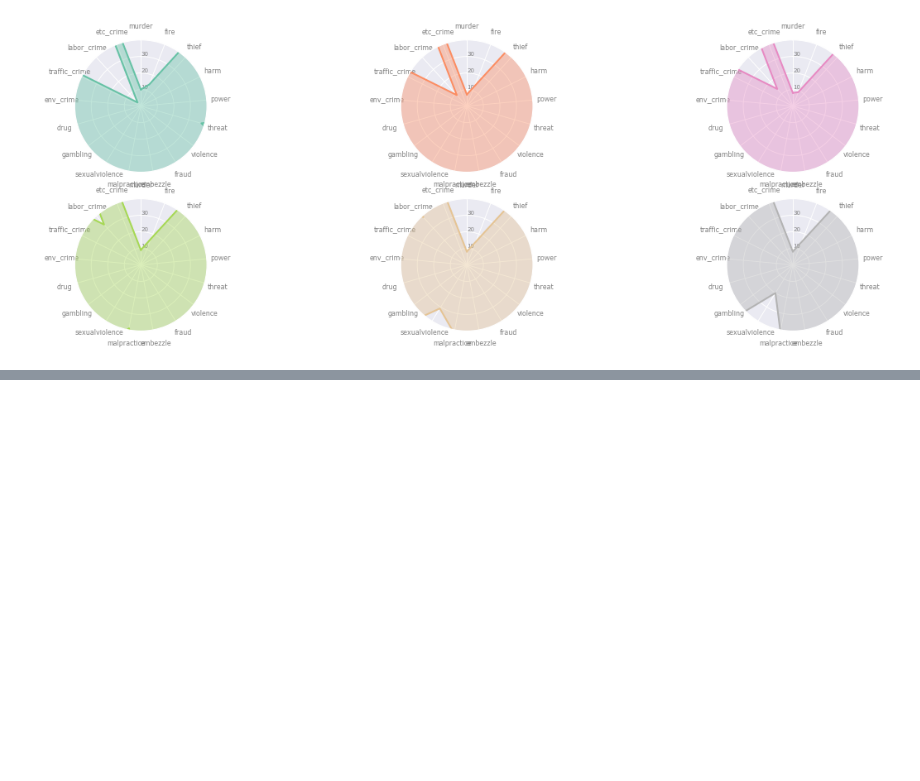
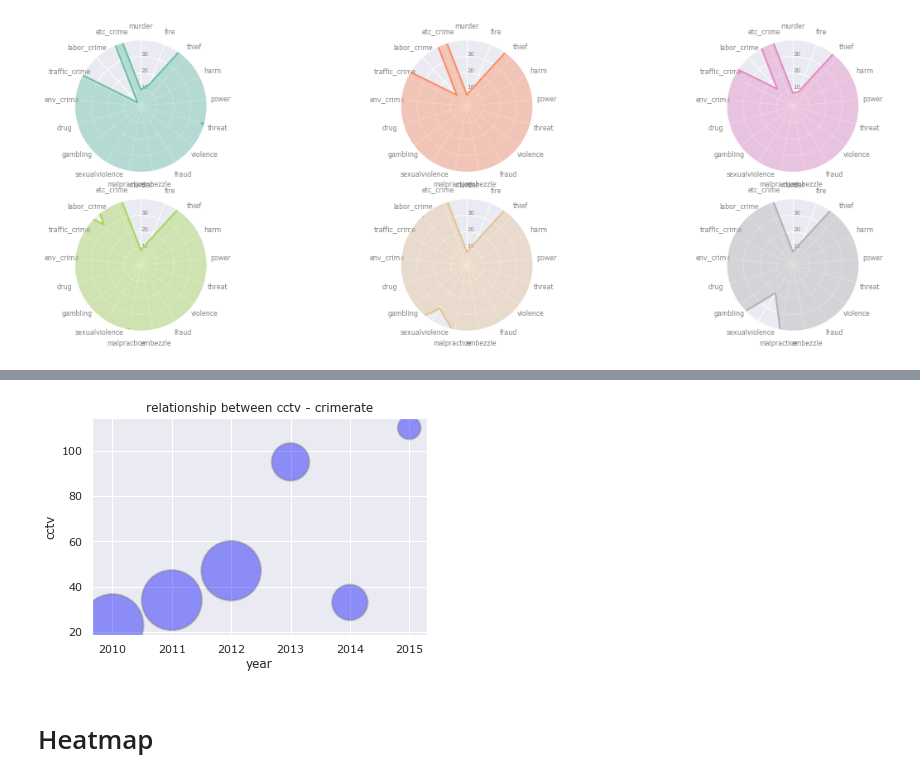
Before and after one commit to seokyeongheo/TIL, a Jupyter notebook: 14_visualization/practice_02_gimhae crime rate.ipynb, the cells around one changed output, grey strips where cells are left out. Cells and saved outputs as stored; diff of their text form; code cells hidden in the pictures; blank space fills up the shorter version.

```diff
--- a/14_visualization/practice_02_gimhae crime rate.ipynb
+++ b/14_visualization/practice_02_gimhae crime rate.ipynb
@@ -155,0 +201,3 @@ for row in range(0, len(gh_crime_raw.index)):
+# %%
+gh_cctv_raw = pd.read_csv(file_path+'03_gimhae_CCTV.csv', encoding='utf-8')
+gh_cctv_raw.tail()
@@ -155,0 +211,3 @@ for row in range(0, len(gh_crime_raw.index)):
+# %%
+gh_cctv_crime = pd.concat([gh_cctv_raw, gh_crime_raw], axis=1)
+gh_cctv_crime.tail()
@@ -155,0 +222,16 @@ for row in range(0, len(gh_crime_raw.index)):
+# %%
+gh_cctv_crime.dropna(inplace=True)
+# %%
+x = gh_cctv_crime.iloc[:, :1]
+y = gh_cctv_crime.cctv_life
+z = gh_cctv_crime.violence
+# %%
+plt.xlabel("year")
+plt.ylabel("cctv")
+plt.title('relationship between cctv - crimerate')
+plt.scatter(x, y, z*10, c='blue', cmap="Blues", alpha=0.4, edgecolors='grey', linewidth=2)
+plt.show()
+# %% [output]
+[figure, added]
+# %% [markdown]
+# Heatmap
```
Also changed, not shown: parts of 11 cells of this notebook.
